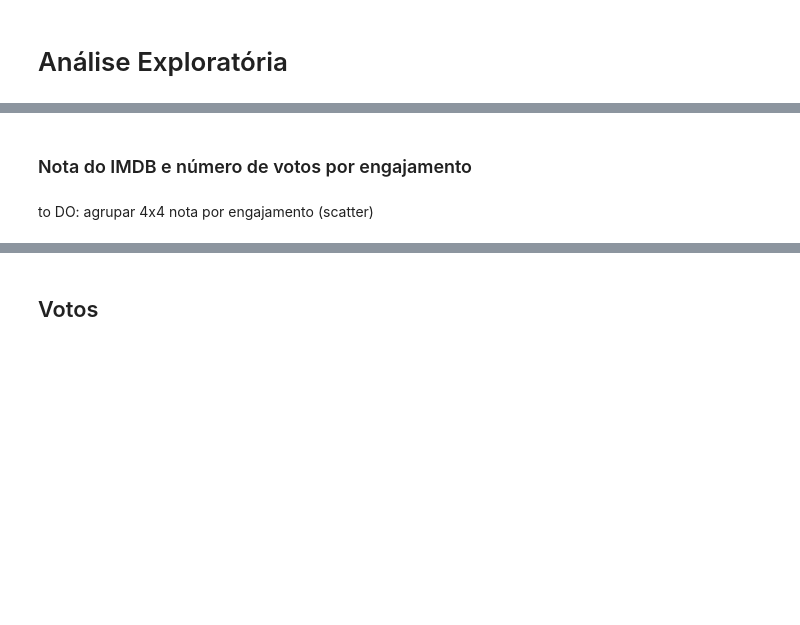
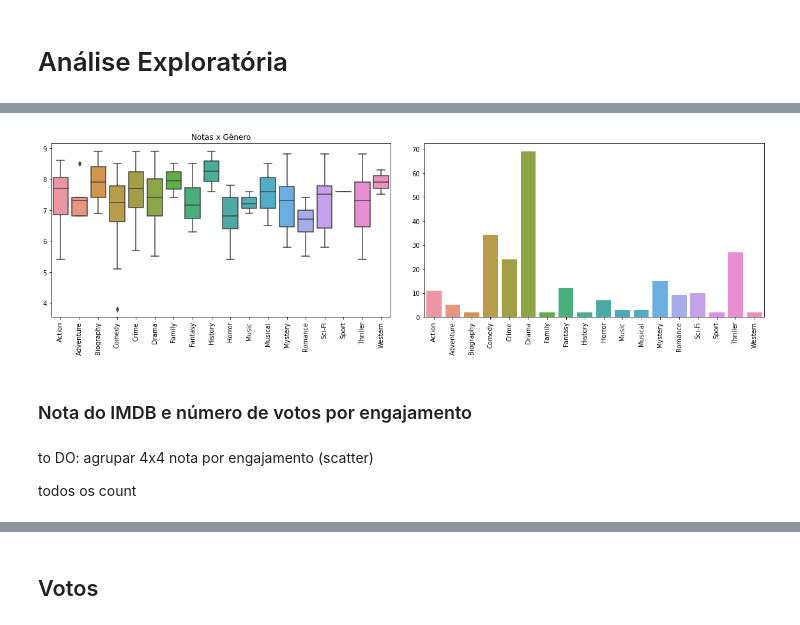
Before and after one commit to mariamaOlive/projeto-sidi-residencia, a Jupyter notebook: analise_exploratoria.ipynb, the cells around one changed output, grey strips where cells are left out. Saved outputs shown, nothing was run; the diff lists cells and outputs as text; code cells hidden in the pictures; blank space fills up the shorter version.

```diff
--- a/analise_exploratoria.ipynb
+++ b/analise_exploratoria.ipynb
@@ -6,3 +114,30 @@ from sklearn.preprocessing import OneHotEncoder
+# %%
+def getCountParam(dados, tipocount = 'Nota', nome_col1 = 'Nota', nome_col2 = 'Gênero', inicio = "Action", fim = "Western"):
+
+    lista_colunas = list(dados.columns)
+    index_primeiro_genero = lista_colunas.index(inicio)
+    index_ultimo_genero = lista_colunas.index(fim)
+
+    y = []
+    coluna = []
+    for i in range (index_primeiro_genero,index_ultimo_genero+1,1):
+        coluna.append(str(dados.columns[i]))
+
+        aux = []
+        for j in range (0, len(dados[dados[coluna[-1]] == 1][tipocount]),1):
+            aux.append(dados[dados[coluna[-1]] == 1][tipocount].values[j])
+
+        y.append(aux)
+
+    colunas = {nome_col1:[], nome_col2:[]}
+    df_aux = pd.DataFrame(colunas)
+
+    for i in range(len(y)):
+        for val in y[i]:
+            linha = {nome_col1:val, nome_col2:coluna[i]}
+            df_aux = df_aux.append(linha, ignore_index=True)
+
+    return df_aux
 # %% [markdown]
 # Definição da amostra
 # %%
@@ -129 +330,3 @@ df_aux ## PQ TA DANDO ERRO?
+# %%
+df_aux = getCountParam(dados)
 # %%
@@ -147 +342,15 @@ ax.tick_params(rotation=90)
+# %%
+fig, axes = plt.subplots(1, 2, figsize=(20,5), sharey=False)
+fig.suptitle('', fontsize = 20)
+plt.subplots_adjust(hspace = .3, wspace = 0.1)
+
+sns.boxplot(ax=axes[0], x = 'Gênero', y = 'Nota', data = df_aux)
+axes[0].set(xlabel=None, ylabel=None, title = 'Notas x Gênero')
+axes[0].tick_params(axis = 'x', rotation = 90)
+
+sns.countplot(ax=axes[1],x = 'Gênero', data = df_aux)
+axes[1].set(xlabel=None, ylabel=None)
+axes[1].tick_params(axis = 'x', rotation = 90)
+# %% [output]
+[figure, added]
 # %%
@@ -151,6 +360,8 @@ dados.iloc[:, 24:].sum()*100/86
 ### Nota do IMDB e número de votos por engajamento
 # %% [markdown]
 to DO: agrupar 4x4 nota por engajamento (scatter)
+
+todos os count
 # %%
 #dados['Nota'] CountPre CountDurante CountPos CountTotal
 
```
Also changed, not shown: parts of 99 cells of this notebook.
